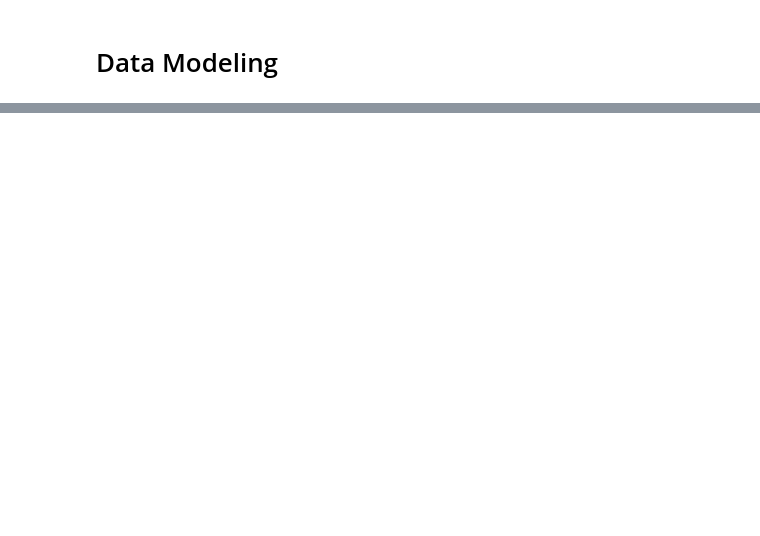
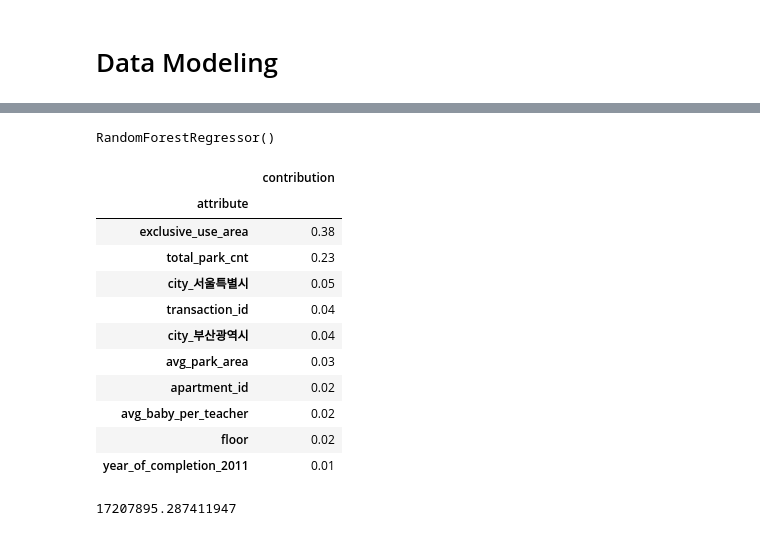
Before and after one commit to eastman-kim/Predict_Apartment_Makret_Price, a Jupyter notebook: Apt Real Price Prediction.ipynb, the cells around one changed output, grey strips where cells are left out. Drawn from its saved outputs; the diff is of its cells as text; code cells hidden in the pictures; blank space fills up the shorter version.

Commit message:
add data model

```diff
--- a/Apt Real Price Prediction.ipynb
+++ b/Apt Real Price Prediction.ipynb
@@ -932,12 +981,16 @@ test_park_day.head()
 need to find gu info in day_care_center
 need to group by day_care_center, and park datasets into train/test.
 # %%
+# drop columns
+train = train.drop(['apartment_id','transaction_id'], axis=1)
+test = test.drop(['apartment_id','transaction_id'], axis=1)
+
 # one-hot encodings
-train = pd.get_dummies(train_park_day, columns=['city','dong','year_of_completion',
+train = pd.get_dummies(train_park_day, columns=['city','gu','dong','year_of_completion',
                                                 'transaction_year','transaction_month','transaction_date'])
 print(train.shape)
 
-test = pd.get_dummies(test_park_day, columns=['city','dong','year_of_completion',
+test = pd.get_dummies(test_park_day, columns=['city','gu','dong','year_of_completion',
                                               'transaction_year','transaction_month','transaction_date'])
 print(test.shape)
 # %% [output]
@@ -947,0 +1007,7 @@ print(test.shape)
+# %%
+# Data Split
+validation = test.copy()
+final_test = train['transaction_real_price']
+final_train = train.drop('transaction_real_price', axis=1)
+
+X_train, X_test, y_train, y_test = train_test_split(final_train, final_test, test_size=0.3, random_state=101)
@@ -947,0 +1039,9 @@ print(test.shape)
+# %%
+from sklearn.ensemble import RandomForestRegressor
+
+# 5-fold cv
+rf = RandomForestRegressor()
+#rf_srch = RandomizedSearchCV(RandomForestRegressor(random_state=101), cv=5, verbose = 3)
+rf.fit(X_train, y_train)
+# %% [output]
+RandomForestRegressor()
@@ -947,0 +1053,23 @@ print(test.shape)
+# %%
+feature_importance = rf.feature_importances_
+attributes = X_train.columns
+feature_importance_table = pd.DataFrame(sorted(zip(feature_importance, attributes), reverse=True),
+                                        columns=['contribution','attribute'])
+feature_importance_table[0:10].set_index('attribute')
+# %% [output]
+|  | contribution |
+| attribute |  |
+| exclusive_use_area | 0.38 |
+| total_park_cnt | 0.23 |
+| city_서울특별시 | 0.05 |
+| transaction_id | 0.04 |
+| city_부산광역시 | 0.04 |
+| avg_park_area | 0.03 |
+| apartment_id | 0.02 |
+| avg_baby_per_teacher | 0.02 |
+| floor | 0.02 |
+| year_of_completion_2011 | 0.01 |
+# %%
+rf_mse #목표
+# %% [output]
+17207895.287411947
```
Also changed, not shown: parts of 23 cells of this notebook.
